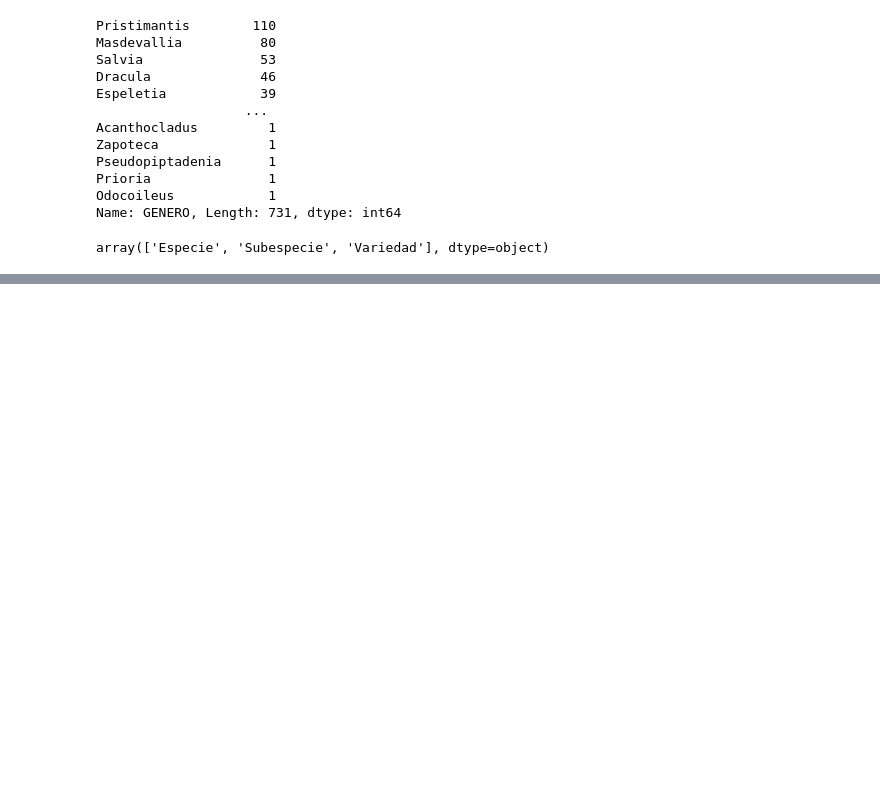
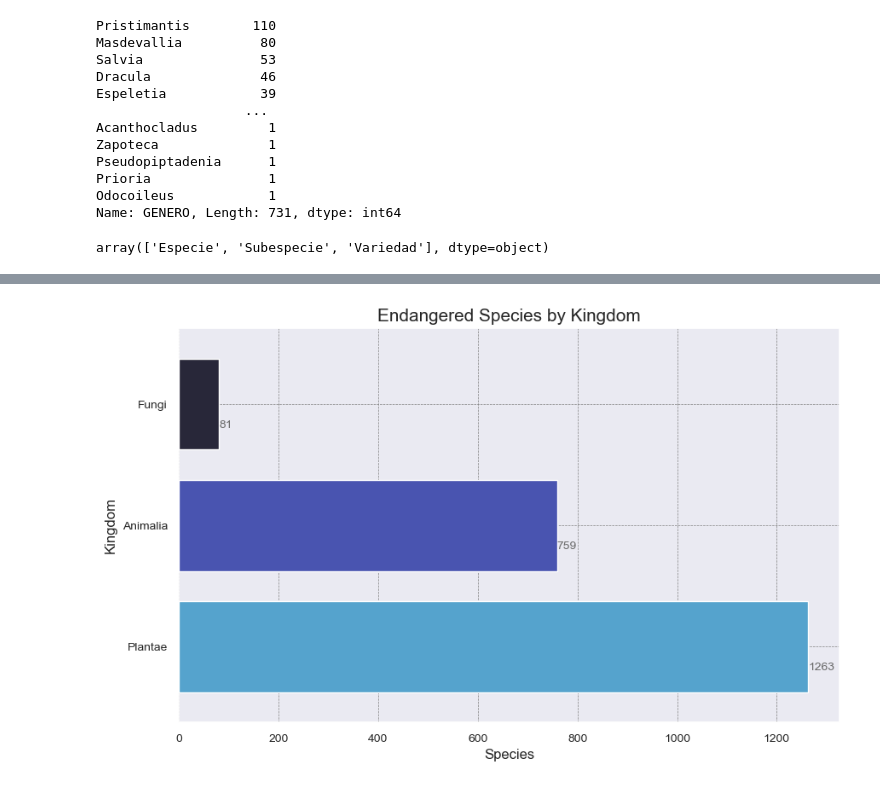
Before and after one commit to pololwl/repoDS, a Jupyter notebook: Actividad 3/actividad3.ipynb, the cells around one changed output, grey strips where cells are left out. Cells and saved outputs as stored; diff of their text form; code cells hidden in the pictures; blank space fills up the shorter version.

```diff
--- a/Actividad 3/actividad3.ipynb
+++ b/Actividad 3/actividad3.ipynb
@@ -192,0 +201,16 @@ plt.show()
+# %%
+color_palette = sns.color_palette("icefire")
+fig, ax = plt.subplots(figsize=(10, 6))
+kingdomCounts.plot(kind='barh', rot=0, ax=ax, color=color_palette, width=0.75)
+ax.set_title('Endangered Species by Kingdom', fontsize=15)
+ax.set_xlabel('Species', fontsize=12)
+ax.set_ylabel('Kingdom', fontsize=12)
+ax.grid(True, which='major', linestyle='--', linewidth='0.5', color='gray')
+ax.tick_params(axis='both', which='major', labelsize=10)
+
+for i in ax.patches:
+    ax.text(i.get_width() + .3, i.get_y() + .18, str(round(i.get_width(), 2)), fontsize=10, color='dimgrey')
+
+plt.show()
+# %% [output]
+[figure, added]
```
Also changed, not shown: parts of 17 cells of this notebook.
